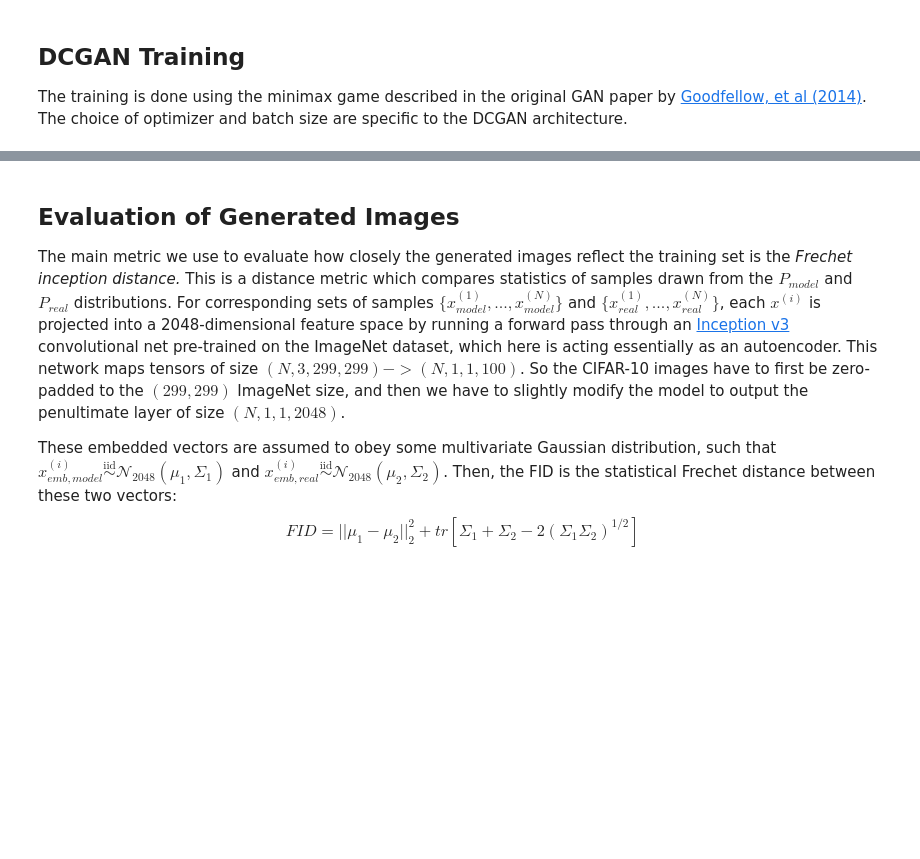
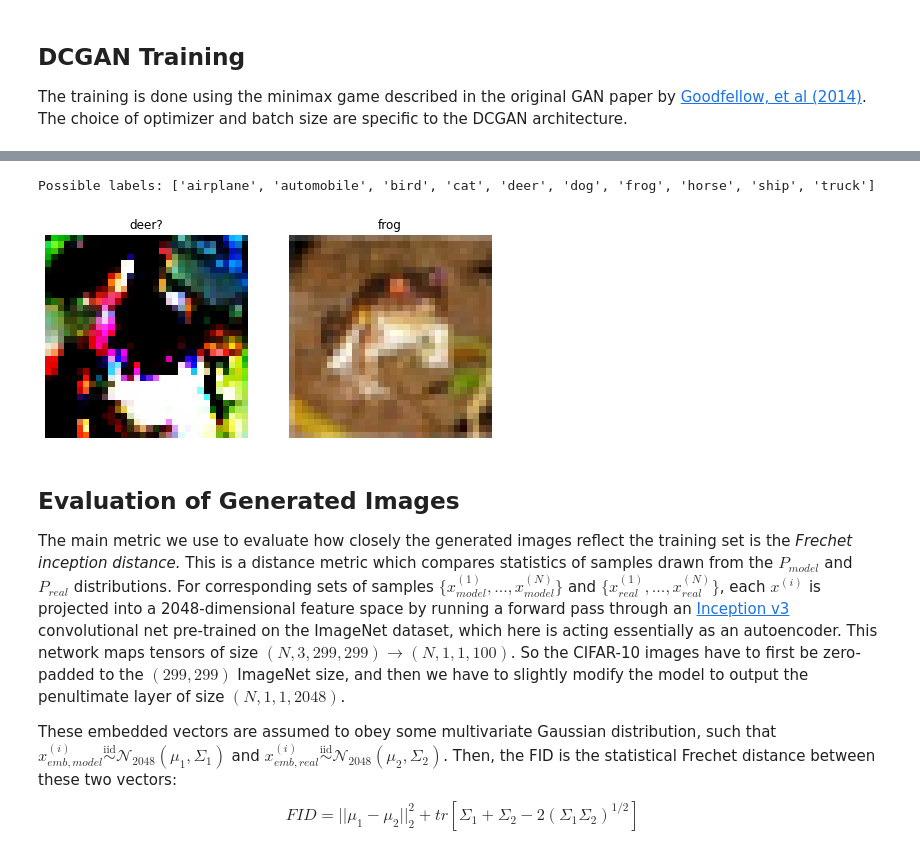
Before and after one commit to quinnfrank/GAN-regularization, a Jupyter notebook: DCGAN.ipynb, the cells around one changed output, grey strips where cells are left out. Drawn from its saved outputs; the diff is of its cells as text; code cells hidden in the pictures; blank space fills up the shorter version.

```diff
--- a/DCGAN.ipynb
+++ b/DCGAN.ipynb
@@ -117,7 +117,9 @@ plt.show()
 ## DCGAN Architecture
 # %%
 # Define architecture for vanilla generator and discriminator
-# See also: https://gluon.mxnet.io/chapter14_generative-adversarial-networks/dcgan.html
+# See also:
+# https://gluon.mxnet.io/chapter14_generative-adversarial-networks/dcgan.html
+# https://wandb.ai/sairam6087/dcgan/reports/DCGAN-on-CIFAR-10--Vmlldzo5NjMyOQ
 # https://github.com/soumith/ganhacks
 
 def conv_block(which_model, conv_args=[], conv_kwargs={'bias': False},
@@ -159,7 +161,7 @@ class DCGenerator(nn.Module):
        Subsequent layers use only fractional-strided convolutions (no pooling).
        All hidden layers use ReLU activation, and output layer uses tanh."""
 
-    def __init__(self, z_len=128):
+    def __init__(self, z_len=100):
 
         super(DCGenerator, self).__init__()
         self.z_len = z_len
@@ -178,7 +180,7 @@ class DCGenerator(nn.Module):
         )
 
     def forward(self, z):
-        # Reshape z as 4d tensor, with latent code vector along channel dimension
+        # Reshape z as 4d tensor
         z = self.in_layer(z).view(-1, 128, 4, 4)
         return self.conv_layers(z)
 
@@ -200,9 +202,9 @@ class DCDiscriminator(nn.Module):
         )
 
         self.out_layer = nn.Sequential(
-            nn.Linear(128 * 4 * 4, 128),
-            nn.ReLU(),
-            nn.Linear(128, 1),
+            nn.Linear(128 * 4 * 4, 100),
+            nn.LeakyReLU(leak_slope),
+            nn.Linear(100, 1),
             nn.Sigmoid()
         )
 
@@ -211,4 +213,3 @@ class DCDiscriminator(nn.Module):
         # Reshape discriminator output by flattening, then feed into sigmoid activation
         x = x.view(-1, torch.prod(torch.tensor(x.shape[1:])))
         return self.out_layer(x)
-        #return torch.sigmoid(self.out_layer(x))
@@ -381,0 +640,7 @@ Possible labels: ['airplane', 'automobile', 'bird', 'cat', 'deer', 'dog', 'frog'
+# %%
+train_set = CIFARDataset().load([f"data/data_batch_{n}" for n in range(1, 2)])
+test_set = CIFARDataset().load(["data/test_batch"])
+label_set = [label.decode('ascii') for label in cifar_meta[b'label_names']]
+
+cgen = CDCGenerator(y_len=len(label_set)).cuda()
+cdis = CDCDiscriminator(y_len=len(label_set)).cuda()
@@ -382,7 +668,24 @@ Possible labels: ['airplane', 'automobile', 'bird', 'cat', 'deer', 'dog', 'frog'
+# %%
+z_test = torch.randn(1, cgen.z_len).cuda()
+X, y = train_set[:1]
+y_onehot = onehot(y, cgen.y_len).cuda()
+fake_X = cgen(z_test, y_onehot)
+fake_y = torch.randperm(cgen.y_len)[0]
+
+fig, ax = plt.subplots(1, 2, figsize=(8, 4))
+plot_image(fake_X[0], ax[0])
+plot_image(X[0], ax[1])
+ax[0].set_title(f"{label_set[fake_y.item()]}?")
+ax[1].set_title(label_set[y[0].item()])
+
+print(f"Possible labels: {[label.decode('ascii') for label in cifar_meta[b'label_names']]}\n")
+# %% [output]
+Possible labels: ['airplane', 'automobile', 'bird', 'cat', 'deer', 'dog', 'frog', 'horse', 'ship', 'truck']
+[figure, added]
 # %% [markdown]
 ## Evaluation of Generated Images
 
-The main metric we use to evaluate how closely the generated images reflect the training set is the *Frechet inception distance.*  This is a distance metric which compares statistics of samples drawn from the $P_{model}$ and $P_{real}$ distributions.  For corresponding sets of samples $\{x^{(1)}_{model}, ..., x^{(N)}_{model}\}$ and $\{x^{(1)}_{real}, ..., x^{(N)}_{real}\}$, each $x^{(i)}$ is projected into a 2048-dimensional feature space by running a forward pass through an <a href="https://arxiv.org/pdf/1512.00567.pdf">Inception v3</a> convolutional net pre-trained on the ImageNet dataset, which here is acting essentially as an autoencoder.  This network maps tensors of size $(N, 3, 299, 299) -> (N, 1, 1, 100)$.  So the CIFAR-10 images have to first be zero-padded to the $(299, 299)$ ImageNet size, and then we have to slightly modify the model to output the penultimate layer of size $(N, 1, 1, 2048)$.
+The main metric we use to evaluate how closely the generated images reflect the training set is the *Frechet inception distance.*  This is a distance metric which compares statistics of samples drawn from the $P_{model}$ and $P_{real}$ distributions.  For corresponding sets of samples $\{x^{(1)}_{model}, ..., x^{(N)}_{model}\}$ and $\{x^{(1)}_{real}, ..., x^{(N)}_{real}\}$, each $x^{(i)}$ is projected into a 2048-dimensional feature space by running a forward pass through an <a href="https://arxiv.org/pdf/1512.00567.pdf">Inception v3</a> convolutional net pre-trained on the ImageNet dataset, which here is acting essentially as an autoencoder.  This network maps tensors of size $(N, 3, 299, 299) \to (N, 1, 1, 100)$.  So the CIFAR-10 images have to first be zero-padded to the $(299, 299)$ ImageNet size, and then we have to slightly modify the model to output the penultimate layer of size $(N, 1, 1, 2048)$.
 
 These embedded vectors are assumed to obey some multivariate Gaussian distribution, such that $x^{(i)}_{emb, model} \overset{\text{iid}}{\sim} \mathcal{N}_{2048}(\mu_1, \Sigma_1)$ and $x^{(i)}_{emb, real} \overset{\text{iid}}{\sim} \mathcal{N}_{2048}(\mu_2, \Sigma_2)$.  Then, the FID is the statistical Frechet distance between these two vectors:
 $$ FID = ||\mu_1 - \mu_2||^2_2 + tr[\Sigma_1 + \Sigma_2 - 2(\Sigma_1 \Sigma_2)^{1/2}] $$
```
Also changed, not shown: parts of 13 cells of this notebook.
